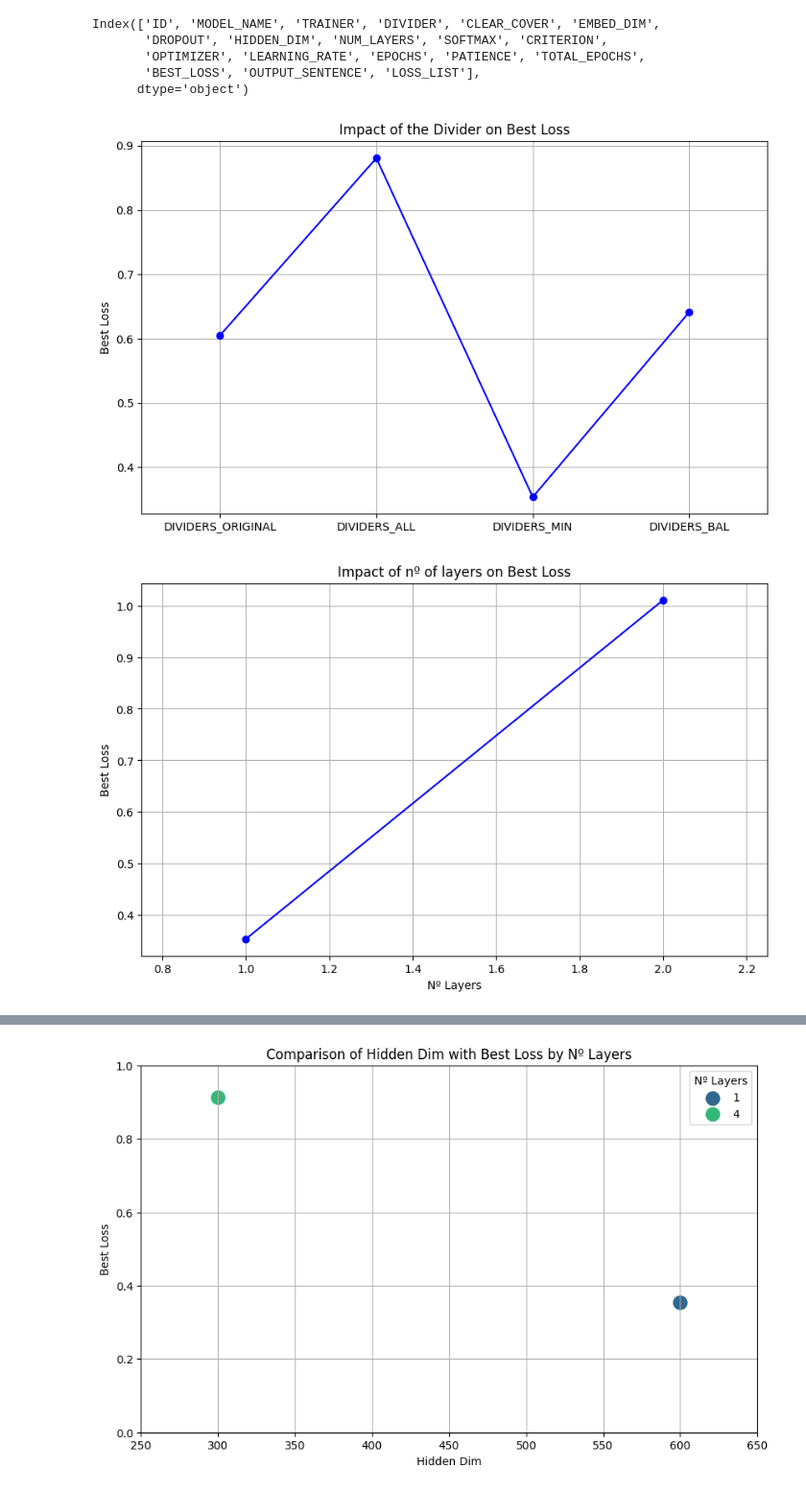
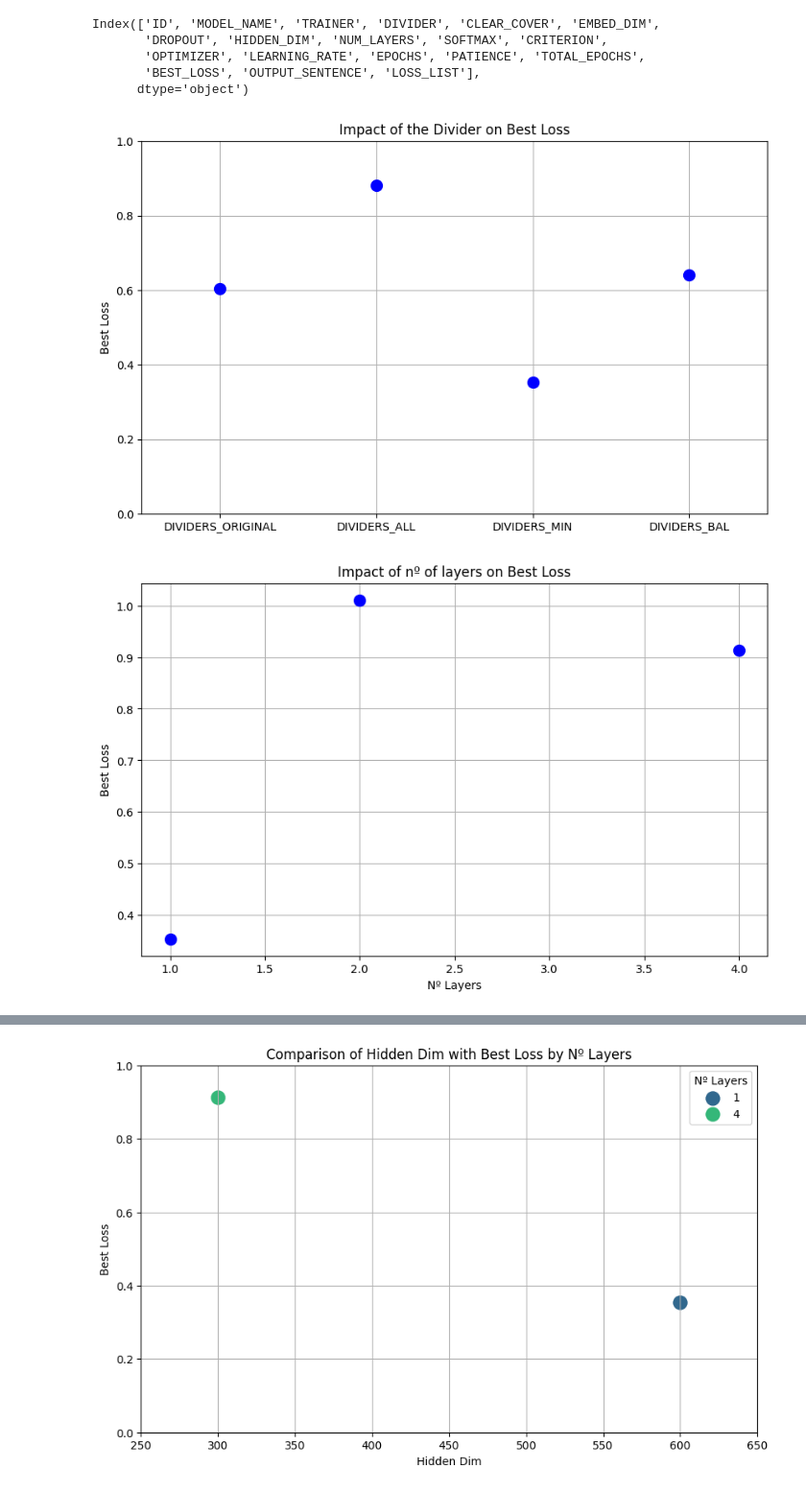
Before and after one commit to JesusRamosCognizant/Project-III, a Jupyter notebook: metrics visualization/results.ipynb, the cells around one changed output, grey strips where cells are left out. Shown at 96% size. Saved outputs shown, nothing was run; the diff lists cells and outputs as text; code cells hidden in the pictures.

```diff
--- a/metrics visualization/results.ipynb
+++ b/metrics visualization/results.ipynb
@@ -100,27 +100,27 @@ df['MODEL_NAME'] = df['MODEL_NAME'] + df['EMBED_DIM'].astype(str) + '_' + df['DR
 
 df_1 = df.head(4)
 plt.figure(figsize=(10, 6))
-plt.plot(df_1['DIVIDER'], df_1['BEST_LOSS'], marker='o', linestyle='-', color='b')
+plt.plot(df_1['DIVIDER'], df_1['BEST_LOSS'], marker='o', linestyle='', color='b',  markersize=10)
 plt.ylabel('Best Loss')
 plt.title('Impact of the Divider on Best Loss')
 plt.grid(True)
 plt.xticks(df_1['DIVIDER'], ha='center')
 plt.xlim(-0.5, 3.5)
+plt.ylim(0, 1)
 plt.show()
 # %% [output]
-[figure, old version]
+[figure, new version]
 # %%
-df_2 = df.iloc[[2, 4]]
+df_2 = df.iloc[[2, 4, 9]]
 plt.figure(figsize=(10, 6))
-plt.plot(df_2['NUM_LAYERS'], df_2['BEST_LOSS'], marker='o', linestyle='-', color='b')
+plt.plot(df_2['NUM_LAYERS'], df_2['BEST_LOSS'], marker='o', linestyle='', color='b', markersize=10)
 plt.xlabel('Nº Layers')
 plt.ylabel('Best Loss')
 plt.title('Impact of nº of layers on Best Loss')
-plt.xlim(0.75, 2.25)
 plt.grid(True)
 plt.show()
 # %% [output]
-[figure, old version]
+[figure, new version]
 # %%
 df_3 = df.iloc[[2, 5]]
 plt.figure(figsize=(10, 6))
```
Also changed, not shown: parts of 4 cells of this notebook.
